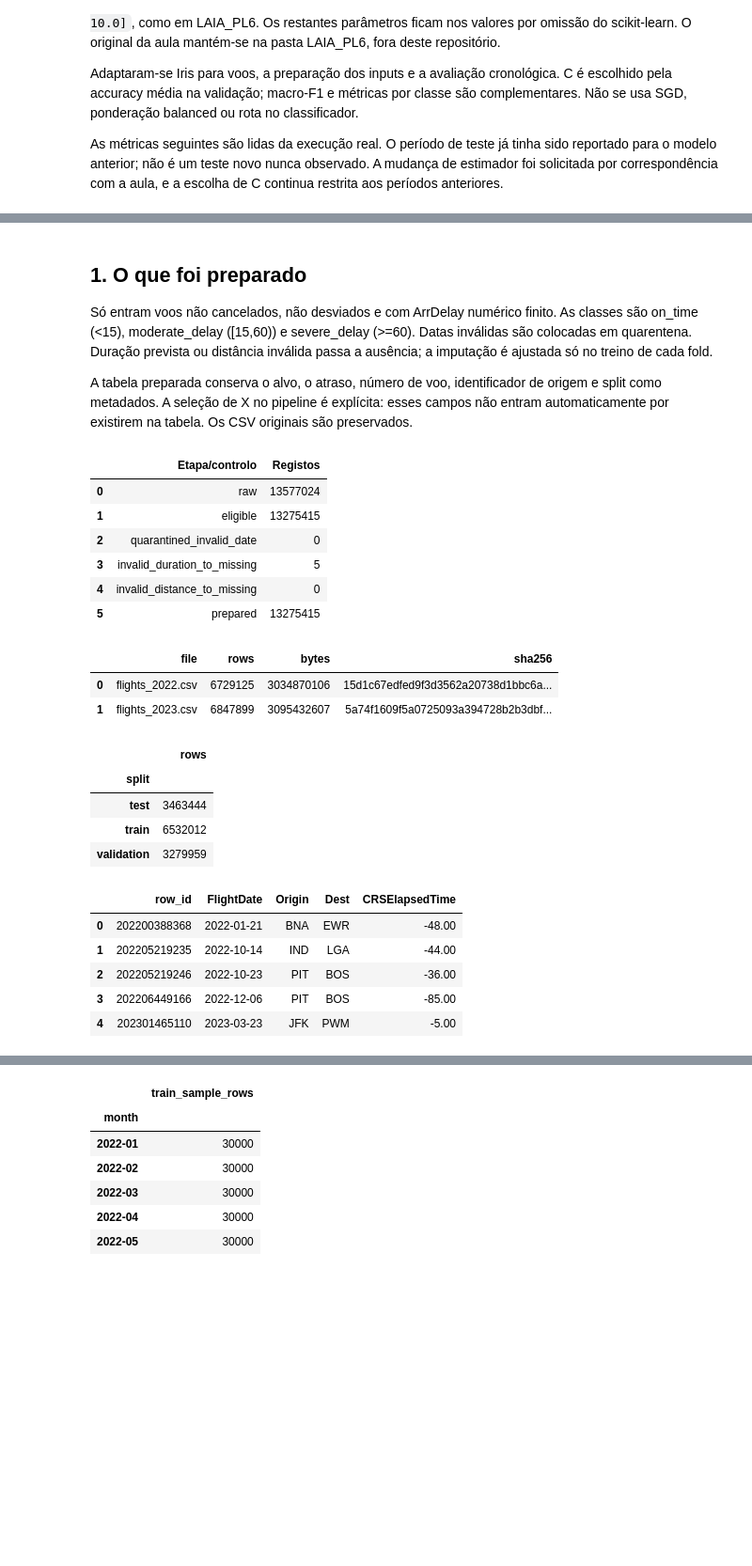
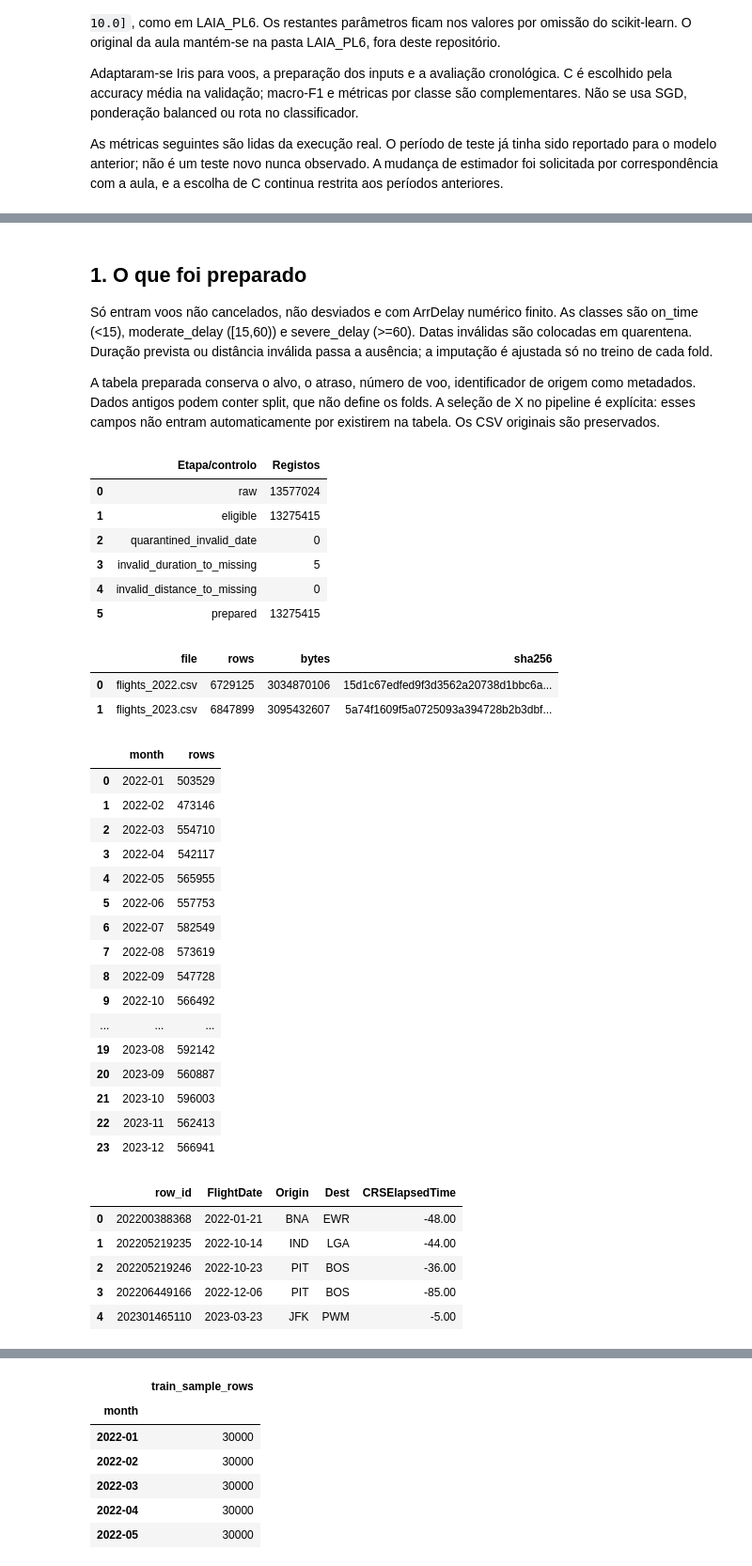
Before and after one commit to andrefrg/aail-mlops-flight-delay, a Jupyter notebook: notebooks/02_baseline_results.ipynb, the cells around one changed output, grey strips where cells are left out. Shown at 94% size. Drawn from its saved outputs; the diff is of its cells as text; code cells hidden in the pictures; blank space fills up the shorter version.

Commit message:
Organize monthly data and compare models on temporal folds

```diff
--- a/notebooks/02_baseline_results.ipynb
+++ b/notebooks/02_baseline_results.ipynb
@@ -50,29 +51,41 @@ Configuração, manifesto e avaliação da mesma seleção carregados.
 
 Só entram voos não cancelados, não desviados e com ArrDelay numérico finito. As classes são on_time (<15), moderate_delay ([15,60)) e severe_delay (>=60). Datas inválidas são colocadas em quarentena. Duração prevista ou distância inválida passa a ausência; a imputação é ajustada só no treino de cada fold.
 
-A tabela preparada conserva o alvo, o atraso, número de voo, identificador de origem e split como metadados. A seleção de X no pipeline é explícita: esses campos não entram automaticamente por existirem na tabela. Os CSV originais são preservados.
+A tabela preparada conserva o alvo, o atraso, número de voo, identificador de origem como metadados. Dados antigos podem conter split, que não define os folds. A seleção de X no pipeline é explícita: esses campos não entram automaticamente por existirem na tabela. Os CSV originais são preservados.
 # %%
 display(pd.DataFrame(manifest["counts"].items(), columns=["Etapa/controlo", "Registos"]))
 display(pd.DataFrame(manifest["sources"])[["file", "rows", "bytes", "sha256"]])
 monthly = pd.DataFrame(manifest["monthly_counts"])
-display(monthly.groupby("split")["rows"].sum().to_frame())
+display(monthly[["month", "rows"]].sort_values("month").reset_index(drop=True))
 display(pd.DataFrame(manifest["invalid_duration_examples"]))
 # %% [output]
 |  | Etapa/controlo | Registos |
 | 0 | raw | 13577024 |
 | 1 | eligible | 13275415 |
 | 2 | quarantined_invalid_date | 0 |
 | 3 | invalid_duration_to_missing | 5 |
 | 4 | invalid_distance_to_missing | 0 |
 | 5 | prepared | 13275415 |
 |  | file | rows | bytes | sha256 |
 | 0 | flights_2022.csv | 6729125 | 3034870106 | 15d1c67edfed9f3d3562a20738d1bbc6a... |
 | 1 | flights_2023.csv | 6847899 | 3095432607 | 5a74f1609f5a0725093a394728b2b3dbf... |
-|  | rows |
-| split |  |
-| test | 3463444 |
-| train | 6532012 |
-| validation | 3279959 |
+|  | month | rows |
+| 0 | 2022-01 | 503529 |
+| 1 | 2022-02 | 473146 |
+| 2 | 2022-03 | 554710 |
+| 3 | 2022-04 | 542117 |
+| 4 | 2022-05 | 565955 |
+| 5 | 2022-06 | 557753 |
+| 6 | 2022-07 | 582549 |
+| 7 | 2022-08 | 573619 |
+| 8 | 2022-09 | 547728 |
+| 9 | 2022-10 | 566492 |
+| ... | ... | ... |
+| 19 | 2023-08 | 592142 |
+| 20 | 2023-09 | 560887 |
+| 21 | 2023-10 | 596003 |
+| 22 | 2023-11 | 562413 |
+| 23 | 2023-12 | 566941 |
 |  | row_id | FlightDate | Origin | Dest | CRSElapsedTime |
 | 0 | 202200388368 | 2022-01-21 | BNA | EWR | -48.00 |
 | 1 | 202205219235 | 2022-10-14 | IND | LGA | -44.00 |
```
Also changed, not shown: parts of 3 cells of this notebook, 14 other files.
